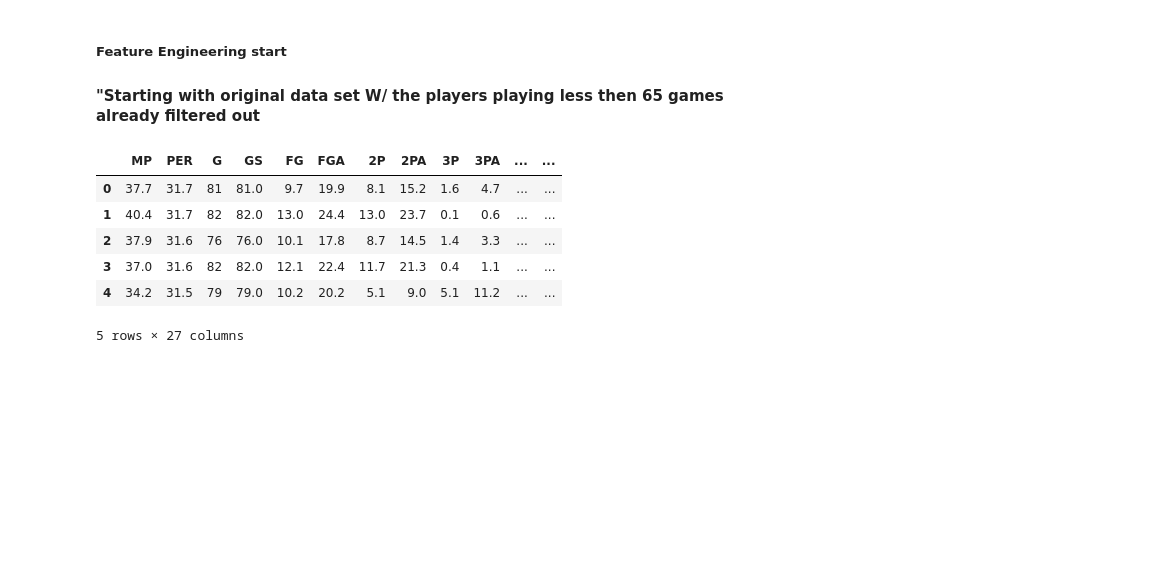
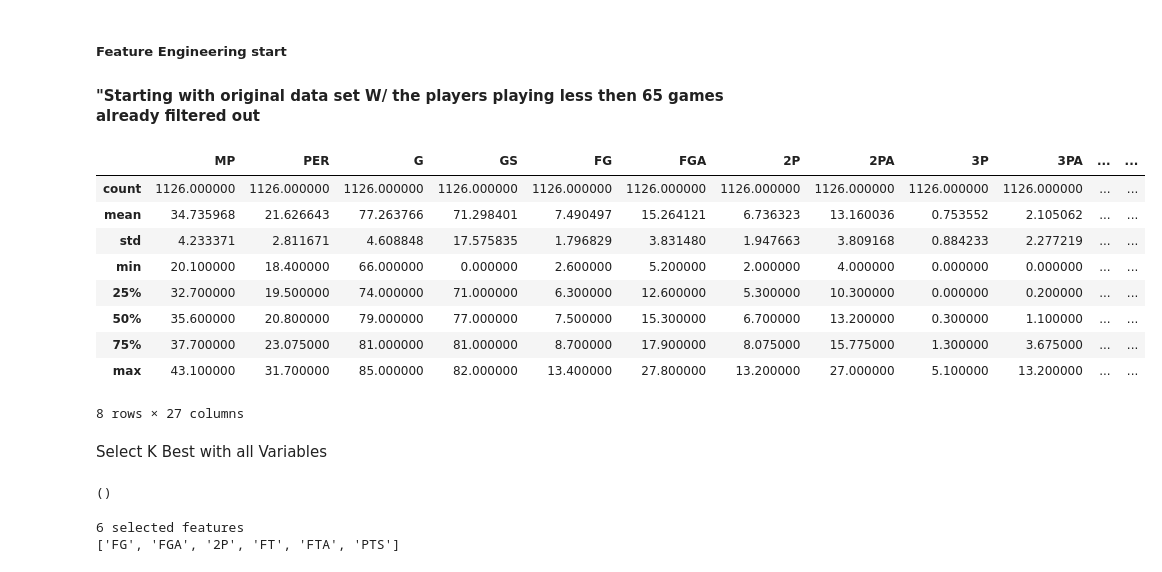
Before and after one commit to Mattsantos541/NBA, a Jupyter notebook: Baseline work.ipynb, the cells around one changed output. Saved outputs shown, nothing was run; the diff lists cells and outputs as text; code cells hidden in the pictures; blank space fills up the shorter version.

Commit message:
select K Best

```diff
--- a/Baseline work.ipynb
+++ b/Baseline work.ipynb
@@ -203,14 +228,21 @@ explore.stats_test(y_train,X_train)
 
 #### "Starting with original data set W/ the players playing less then 65 games already filtered out
 # %%
-df= df.drop(['Player', 'Season', 'Tm', 'Lg'], axis=1)
+df= df.drop(['Rk', 'Age'], axis=1)
+# %%
+df=pd.DataFrame(df)
+# %%
+ df.dropna(inplace=True)
 # %%
-df.head()
+df.describe()
 # %% [output]
 |  | MP | PER | G | GS | FG | FGA | 2P | 2PA | 3P | 3PA | ... | ... |
-| 0 | 37.7 | 31.7 | 81 | 81.0 | 9.7 | 19.9 | 8.1 | 15.2 | 1.6 | 4.7 | ... | ... |
-| 1 | 40.4 | 31.7 | 82 | 82.0 | 13.0 | 24.4 | 13.0 | 23.7 | 0.1 | 0.6 | ... | ... |
-| 2 | 37.9 | 31.6 | 76 | 76.0 | 10.1 | 17.8 | 8.7 | 14.5 | 1.4 | 3.3 | ... | ... |
-| 3 | 37.0 | 31.6 | 82 | 82.0 | 12.1 | 22.4 | 11.7 | 21.3 | 0.4 | 1.1 | ... | ... |
-| 4 | 34.2 | 31.5 | 79 | 79.0 | 10.2 | 20.2 | 5.1 | 9.0 | 5.1 | 11.2 | ... | ... |
+| count | 1126.000000 | 1126.000000 | 1126.000000 | 1126.000000 | 1126.000000 | 1126.000000 | 1126.000000 | 1126.000000 | 1126.000000 | 1126.000000 | ... | ... |
+| mean | 34.735968 | 21.626643 | 77.263766 | 71.298401 | 7.490497 | 15.264121 | 6.736323 | 13.160036 | 0.753552 | 2.105062 | ... | ... |
+| std | 4.233371 | 2.811671 | 4.608848 | 17.575835 | 1.796829 | 3.831480 | 1.947663 | 3.809168 | 0.884233 | 2.277219 | ... | ... |
+| min | 20.100000 | 18.400000 | 66.000000 | 0.000000 | 2.600000 | 5.200000 | 2.000000 | 4.000000 | 0.000000 | 0.000000 | ... | ... |
+| 25% | 32.700000 | 19.500000 | 74.000000 | 71.000000 | 6.300000 | 12.600000 | 5.300000 | 10.300000 | 0.000000 | 0.200000 | ... | ... |
+| 50% | 35.600000 | 20.800000 | 79.000000 | 77.000000 | 7.500000 | 15.300000 | 6.700000 | 13.200000 | 0.300000 | 1.100000 | ... | ... |
+| 75% | 37.700000 | 23.075000 | 81.000000 | 81.000000 | 8.700000 | 17.900000 | 8.075000 | 15.775000 | 1.300000 | 3.675000 | ... | ... |
+| max | 43.100000 | 31.700000 | 85.000000 | 82.000000 | 13.400000 | 27.800000 | 13.200000 | 27.000000 | 5.100000 | 13.200000 | ... | ... |
-5 rows × 27 columns
+8 rows × 27 columns
@@ -219,0 +254,22 @@ features.select_kbest_freg_unscaled(X_train_engine, y_train_engine, 3)
+# %% [markdown]
+Select K Best with all Variables
+# %%
+from sklearn.feature_selection import SelectKBest
+()
+# %% [output]
+()
+# %%
+from sklearn.feature_selection import SelectKBest, f_regression
+
+f_selector = SelectKBest(f_regression, k=6)
+
+f_selector.fit(X_train1, y_train1)
+
+f_support = f_selector.get_support()
+f_feature = X_train1.loc[:,f_support].columns.tolist()
+
+print(str(len(f_feature)), 'selected features')
+print(f_feature)
+# %% [output]
+6 selected features
+['FG', 'FGA', '2P', 'FT', 'FTA', 'PTS']
```
Also changed, not shown: parts of 5 cells of this notebook.
